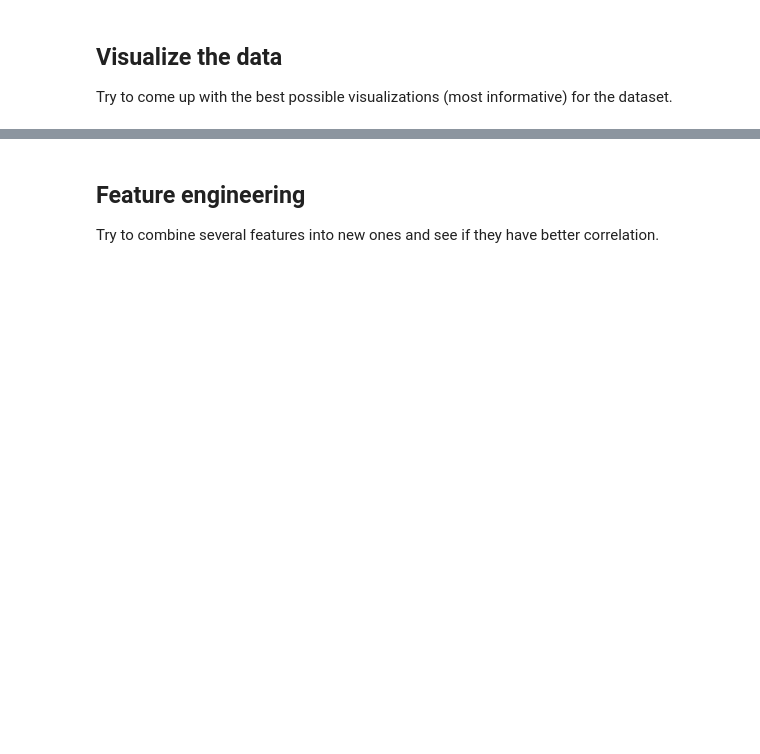
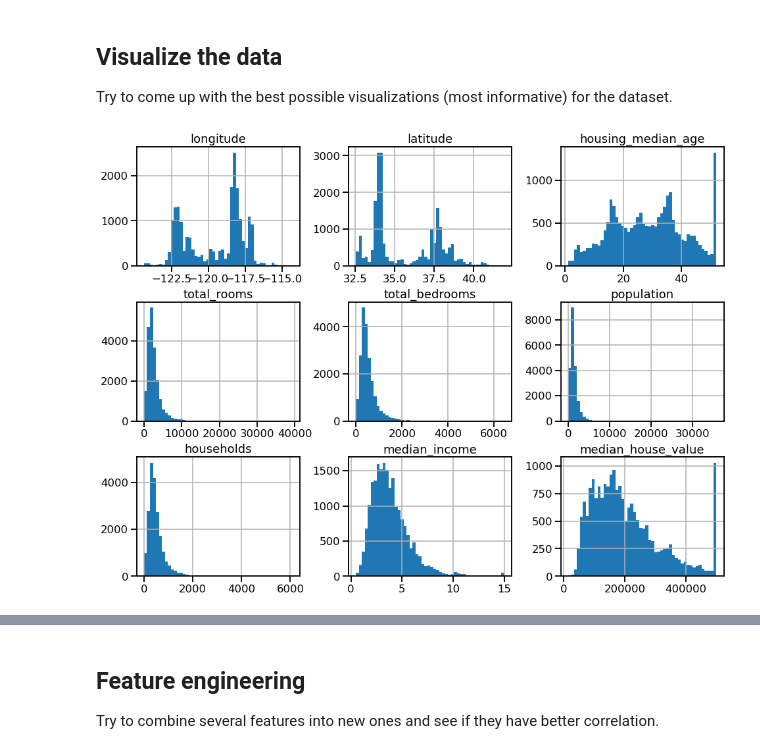
Before and after one commit to mikongame/California-Housing-Prices-Machine-Learning-Test-for-E-sports-Trading-SL, a Jupyter notebook: test_ml.ipynb, the cells around one changed output, grey strips where cells are left out. Saved outputs shown, nothing was run; the diff lists cells and outputs as text; code cells hidden in the pictures; blank space fills up the shorter version.

```diff
--- a/test_ml.ipynb
+++ b/test_ml.ipynb
@@ -71,7 +62,7 @@ Load the data to explore it. Try to answer the following questions:
 - Are there missing values ?
 - Is there any correlation between features ?
 # %%
-housing_df = pd.read_csv('e-sports/data/housing.csv')
+housing_df = pd.read_csv('data/housing.csv')
 housing_df.head()
 # %% [output]
 |  | longitude | latitude | housing_median_age | total_rooms | total_bedrooms | population | households | ... |
@@ -158,0 +196,7 @@ Try to come up with the best possible visualizations (most informative) for the
+# %%
+housing_df.hist(figsize=(16,12), bins=50)
+plt.savefig('images/output_images/housing_hist.png')
+sns.set_context("talk")
+plt.show()
+# %% [output]
+[figure, added]
```
Also changed, not shown: parts of 38 cells of this notebook, 5 other files.
